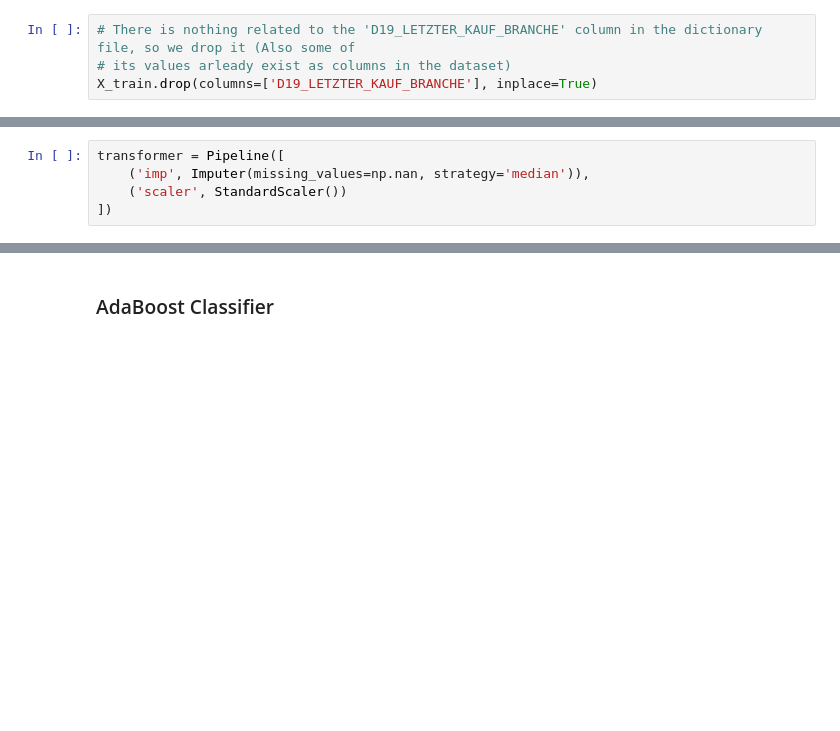
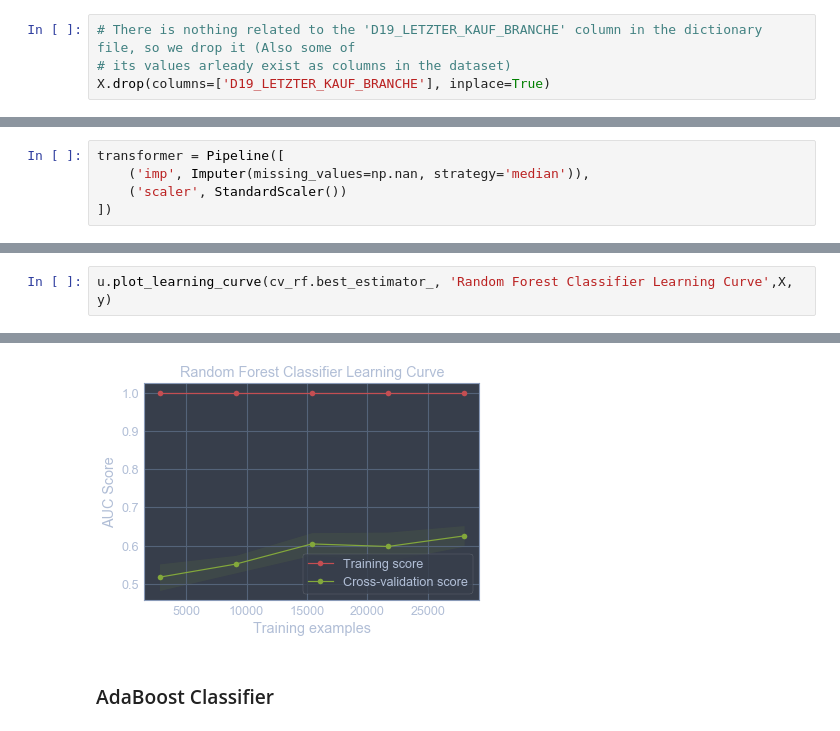
Before and after one commit to karolrives/Arvato-Project, a Jupyter notebook: Arvato Project - Supervised Learning.ipynb, the cells around one changed output, grey strips where cells are left out. Saved outputs shown, nothing was run; the diff lists cells and outputs as text; blank space fills up the shorter version.

```diff
--- a/Arvato Project - Supervised Learning.ipynb
+++ b/Arvato Project - Supervised Learning.ipynb
@@ -133,4 +147,4 @@ X_train.describe(include=['object'])
 # %%
 # There is nothing related to the 'D19_LETZTER_KAUF_BRANCHE' column in the dictionary file, so we drop it (Also some of
 # its values arleady exist as columns in the dataset)
-X_train.drop(columns=['D19_LETZTER_KAUF_BRANCHE'], inplace=True)
+X.drop(columns=['D19_LETZTER_KAUF_BRANCHE'], inplace=True)
@@ -240,0 +252,3 @@ Best Estimator:  Pipeline(memory=None,
+# %%
+u.plot_learning_curve(cv_rf.best_estimator_, 'Random Forest Classifier Learning Curve',X, y)
+# %% [output]
@@ -241,3 +256,4 @@ Best Estimator:  Pipeline(memory=None,
+[figure, added]
 # %% [markdown]
 ### AdaBoost Classifier
 # %%
```
Also changed, not shown: parts of 37 cells of this notebook.
